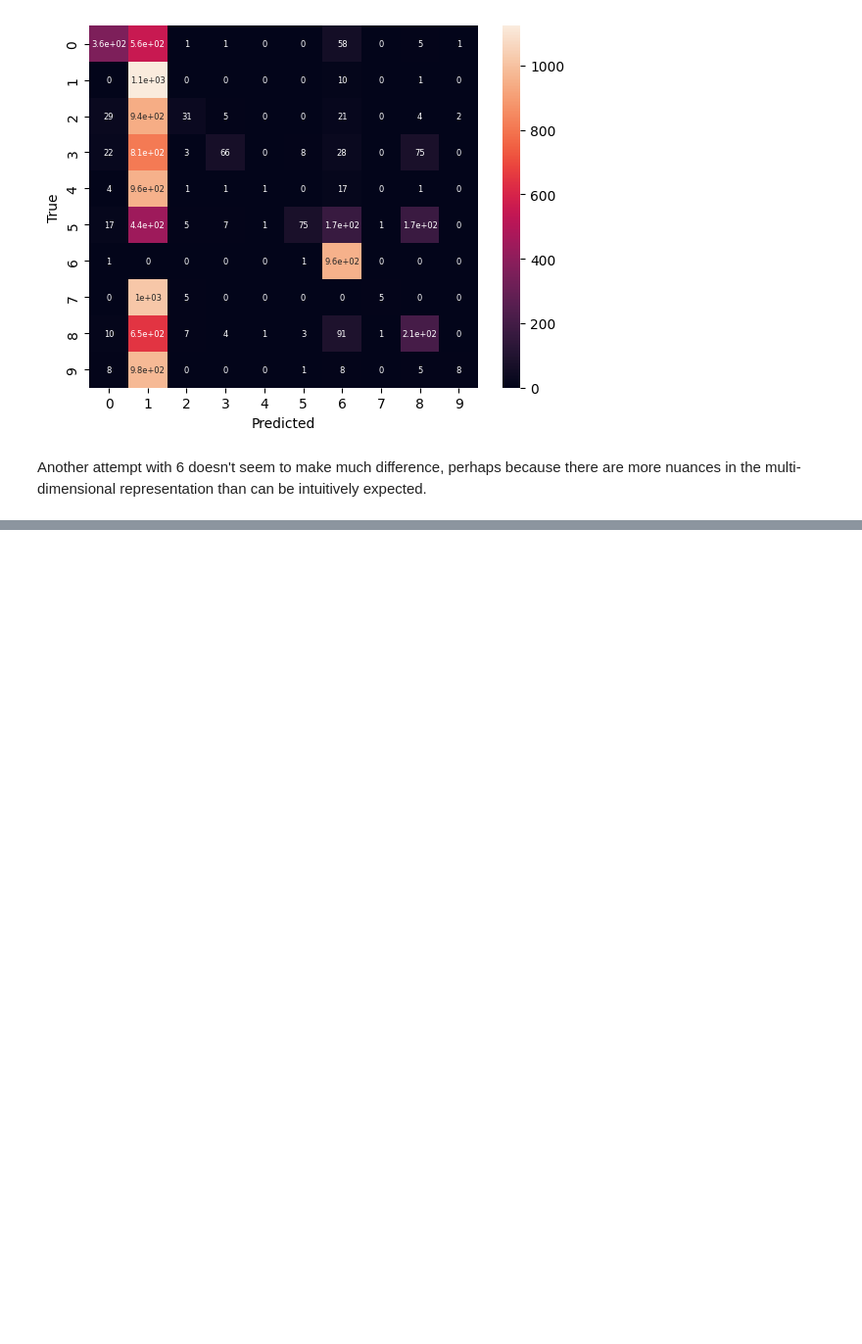
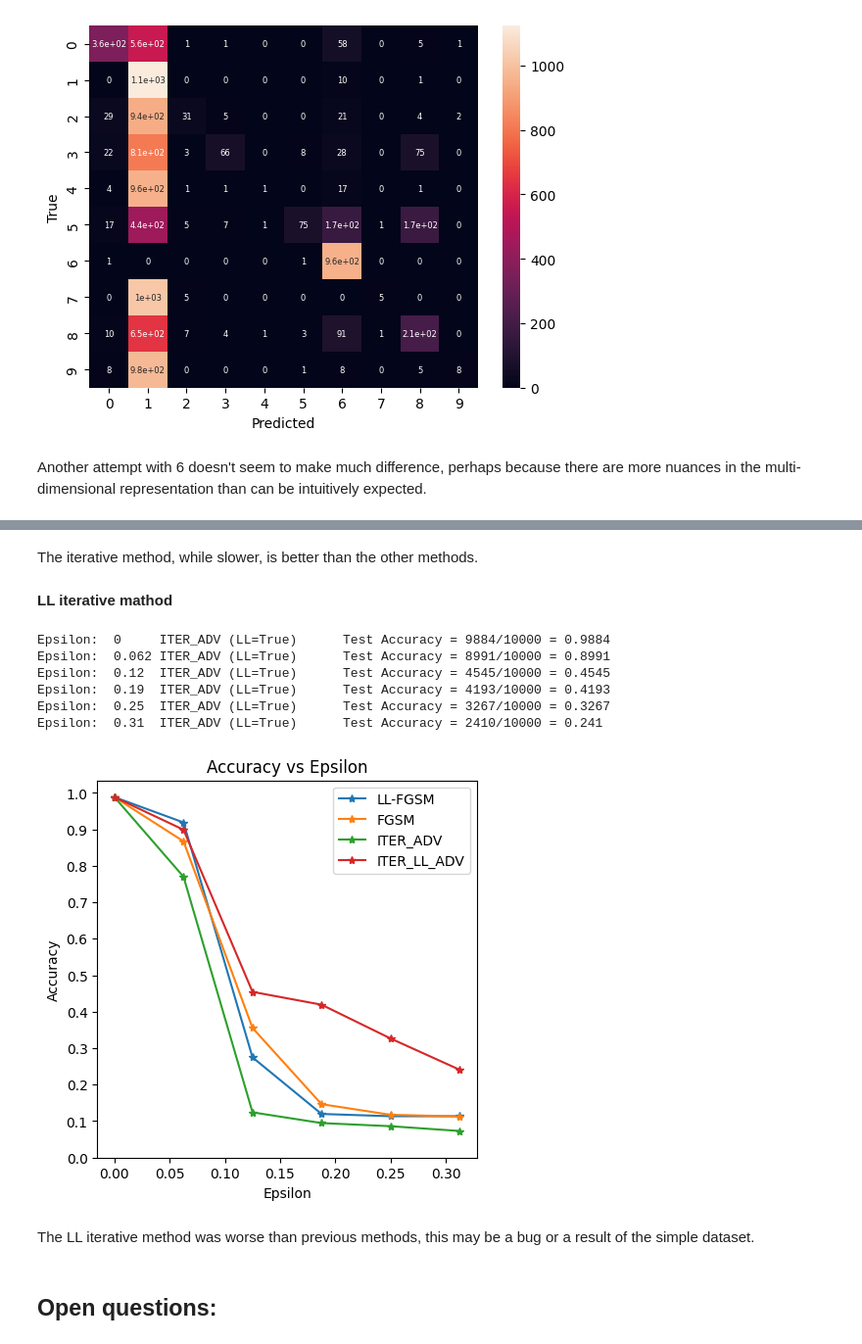
Before and after one commit to LiorSukman/Adversarial-Examples, a Jupyter notebook: Kurakin2017_exp.ipynb, the cells around one changed output, grey strips where cells are left out. Shown at 98% size. Saved outputs shown, nothing was run; the diff lists cells and outputs as text; code cells hidden in the pictures; blank space fills up the shorter version.

```diff
--- a/Kurakin2017_exp.ipynb
+++ b/Kurakin2017_exp.ipynb
@@ -301,0 +312,19 @@ array([0.9884, 0.8991, 0.4545, 0.4193, 0.3267, 0.241 ])
+# %% [markdown]
+The iterative method, while slower, is better than the other methods.
+# %% [markdown]
+__LL iterative mathod__
+# %%
+iter_acc_ll = iter_adv_exp(smodel1, test_loader, ll=True)
+plot_acc_graph((org_accuracies, 'LL-FGSM'), (org_bl_accuracies, 'FGSM'), (iter_acc, 'ITER_ADV'), (iter_acc_ll, 'ITER_LL_ADV'))
+# %% [output]
+Epsilon:  0     ITER_ADV (LL=True)      Test Accuracy = 9884/10000 = 0.9884
+Epsilon:  0.062 ITER_ADV (LL=True)      Test Accuracy = 8991/10000 = 0.8991
+Epsilon:  0.12  ITER_ADV (LL=True)      Test Accuracy = 4545/10000 = 0.4545
+Epsilon:  0.19  ITER_ADV (LL=True)      Test Accuracy = 4193/10000 = 0.4193
+Epsilon:  0.25  ITER_ADV (LL=True)      Test Accuracy = 3267/10000 = 0.3267
+Epsilon:  0.31  ITER_ADV (LL=True)      Test Accuracy = 2410/10000 = 0.241
+[figure, added]
+# %% [markdown]
+The LL iterative method was worse than previous methods, this may be a bug or a result of the simple dataset.
+# %% [markdown]
+## Open questions:
```
Also changed, not shown: parts of 16 cells of this notebook, 1 other file.
